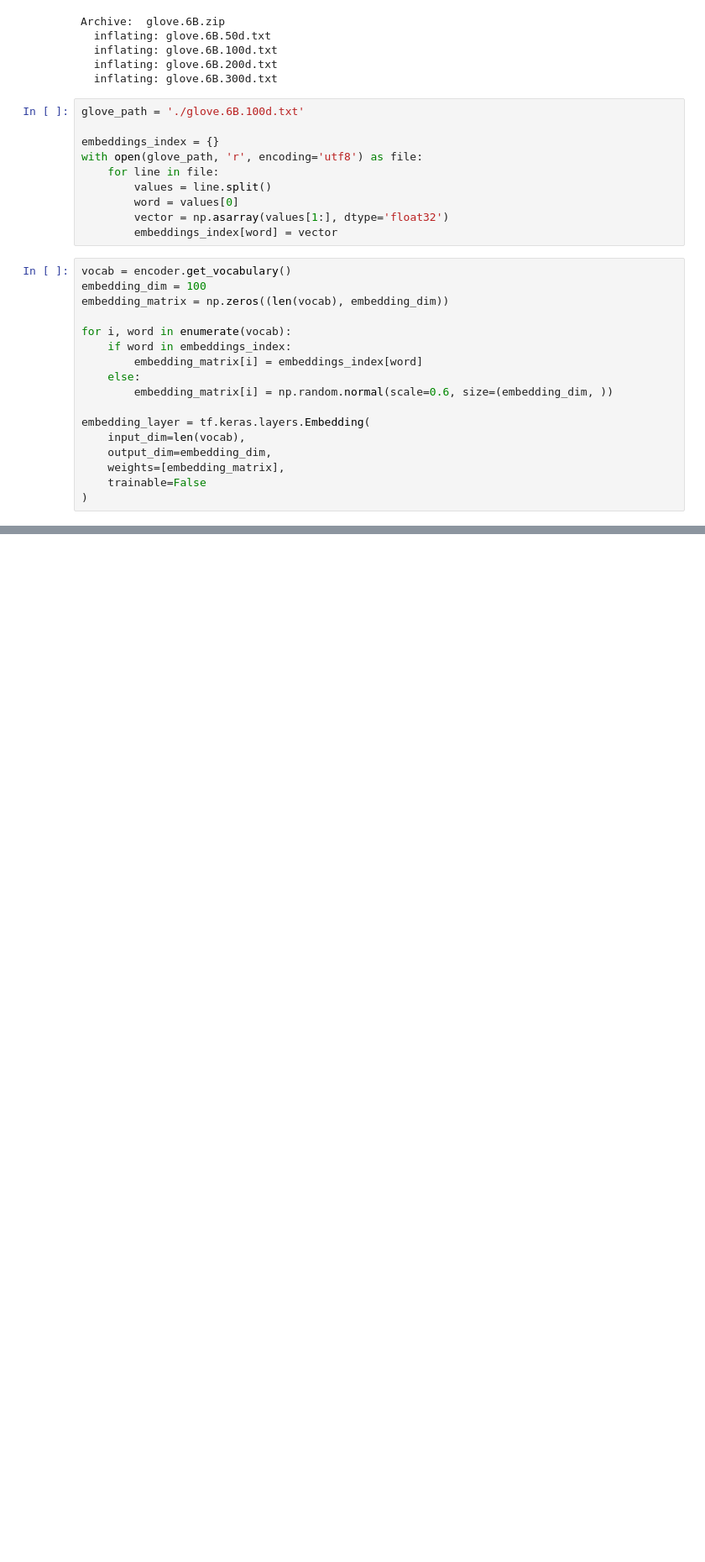
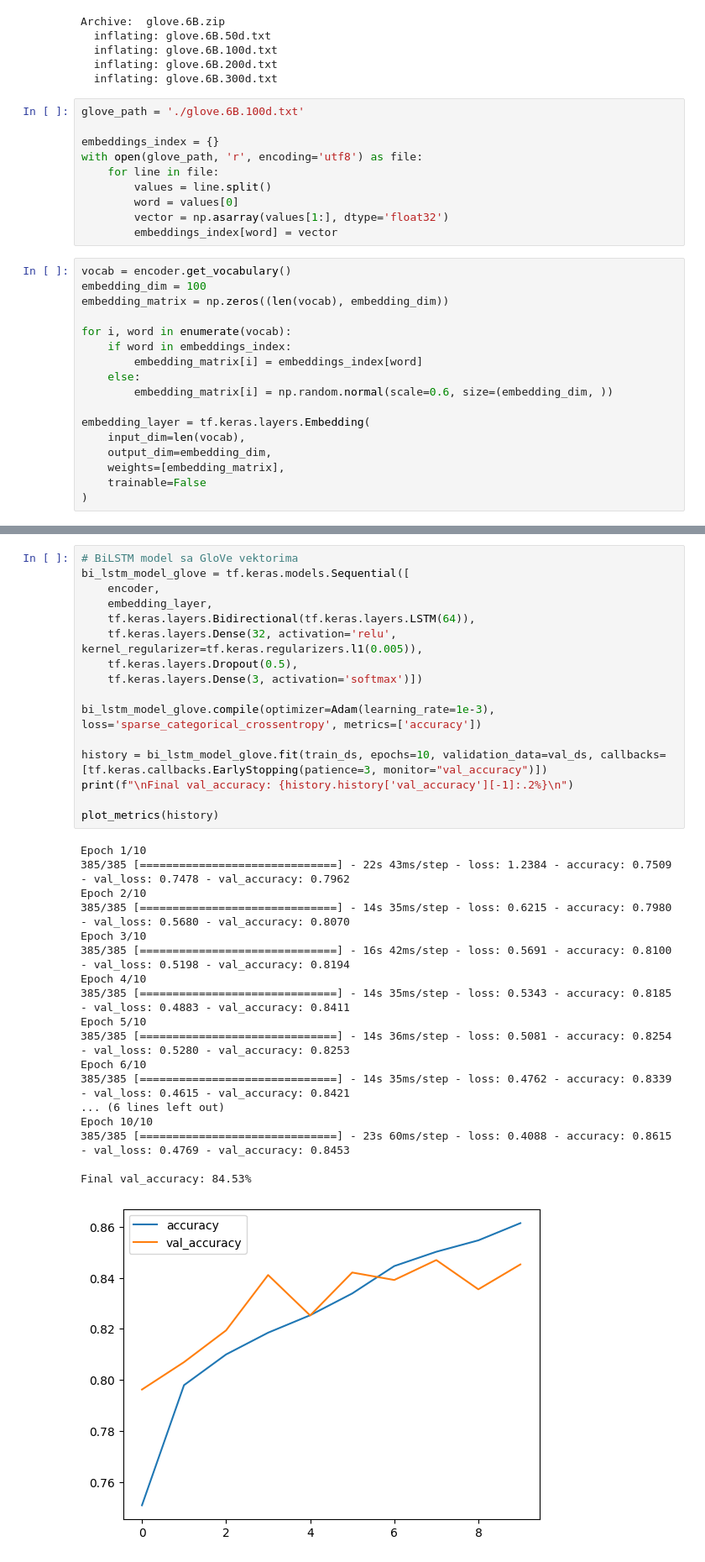
Before and after one commit to dsabljic/UUI-NLP-u-ugostiteljstvu, a Jupyter notebook: SentimentAnalysis.ipynb, the cells around one changed output, grey strips where cells are left out. Shown: that part at 84% size. Drawn from its saved outputs; the diff is of its cells as text; blank space fills up the shorter version.

```diff
--- a/SentimentAnalysis.ipynb
+++ b/SentimentAnalysis.ipynb
@@ -609,0 +591,35 @@ Test Accuracy: 0.8450841903686523
+# %%
+# BiLSTM model sa GloVe vektorima
+bi_lstm_model_glove = tf.keras.models.Sequential([
+    encoder,
+    embedding_layer,
+    tf.keras.layers.Bidirectional(tf.keras.layers.LSTM(64)),
+    tf.keras.layers.Dense(32, activation='relu', kernel_regularizer=tf.keras.regularizers.l1(0.005)),
+    tf.keras.layers.Dropout(0.5),
+    tf.keras.layers.Dense(3, activation='softmax')])
+
+bi_lstm_model_glove.compile(optimizer=Adam(learning_rate=1e-3), loss='sparse_categorical_crossentropy', metrics=['accuracy'])
+
+history = bi_lstm_model_glove.fit(train_ds, epochs=10, validation_data=val_ds, callbacks=[tf.keras.callbacks.EarlyStopping(patience=3, monitor="val_accuracy")])
+print(f"\nFinal val_accuracy: {history.history['val_accuracy'][-1]:.2%}\n")
+
+plot_metrics(history)
+# %% [output]
+Epoch 1/10
+385/385 [==============================] - 22s 43ms/step - loss: 1.2384 - accuracy: 0.7509 - val_loss: 0.7478 - val_accuracy: 0.7962
+Epoch 2/10
+385/385 [==============================] - 14s 35ms/step - loss: 0.6215 - accuracy: 0.7980 - val_loss: 0.5680 - val_accuracy: 0.8070
+Epoch 3/10
+385/385 [==============================] - 16s 42ms/step - loss: 0.5691 - accuracy: 0.8100 - val_loss: 0.5198 - val_accuracy: 0.8194
+Epoch 4/10
+385/385 [==============================] - 14s 35ms/step - loss: 0.5343 - accuracy: 0.8185 - val_loss: 0.4883 - val_accuracy: 0.8411
+Epoch 5/10
+385/385 [==============================] - 14s 36ms/step - loss: 0.5081 - accuracy: 0.8254 - val_loss: 0.5280 - val_accuracy: 0.8253
+Epoch 6/10
+385/385 [==============================] - 14s 35ms/step - loss: 0.4762 - accuracy: 0.8339 - val_loss: 0.4615 - val_accuracy: 0.8421
+... (6 lines left out)
+Epoch 10/10
+385/385 [==============================] - 23s 60ms/step - loss: 0.4088 - accuracy: 0.8615 - val_loss: 0.4769 - val_accuracy: 0.8453
+
+Final val_accuracy: 84.53%
+[figure, added]
```
Also changed, not shown: parts of 17 cells of this notebook.
